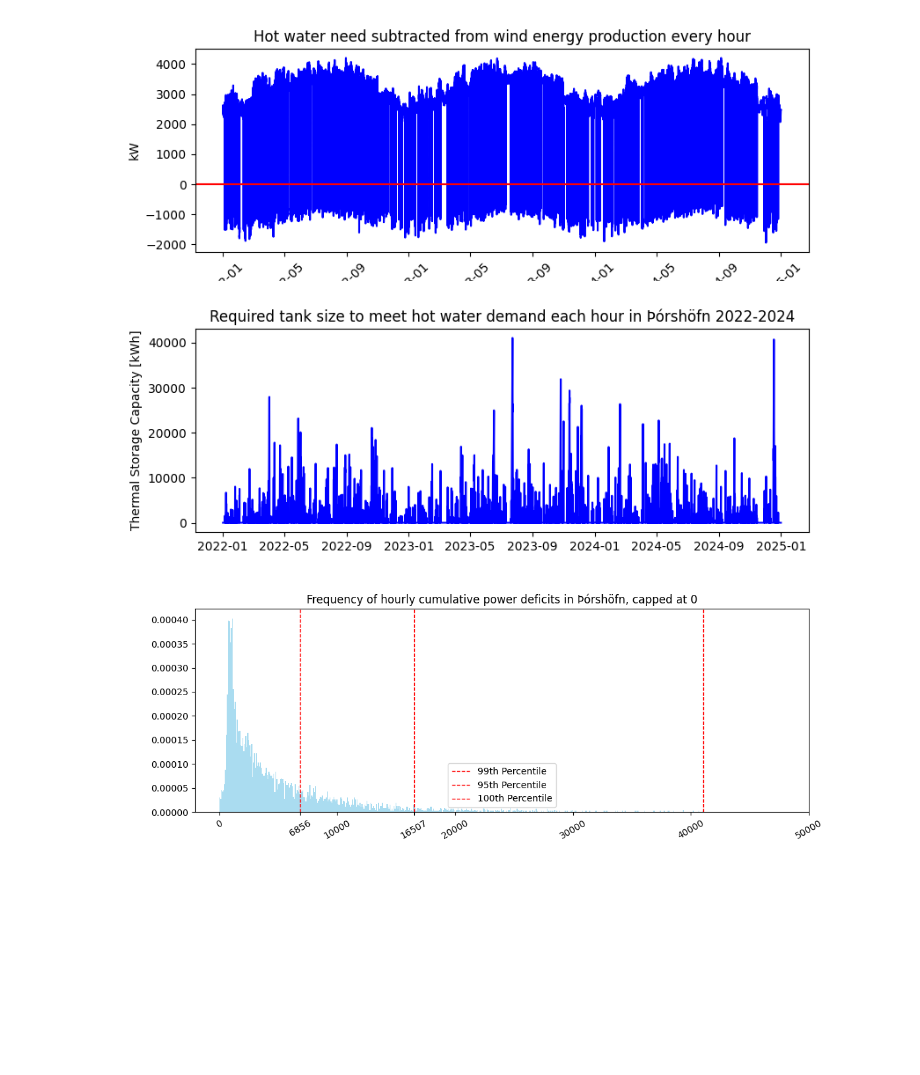
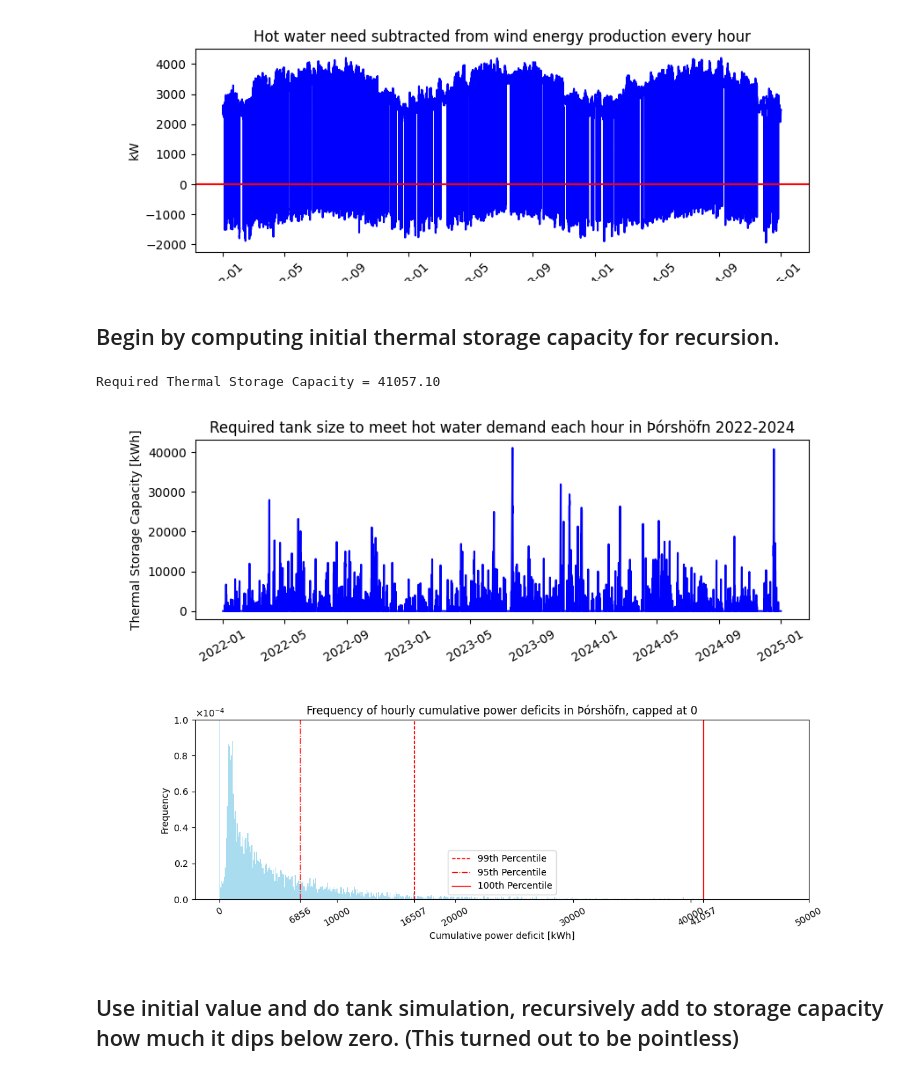
Before and after one commit to arnargylfi/Meistaraverkefni, a Jupyter notebook: Python/Main.ipynb, the cells around one changed output. Saved outputs shown, nothing was run; the diff lists cells and outputs as text; code cells hidden in the pictures; blank space fills up the shorter version.

```diff
--- a/Python/Main.ipynb
+++ b/Python/Main.ipynb
@@ -611,62 +614,73 @@ plt.show()
 # plt.show()
 # %% [output]
 [figure]
+# %% [markdown]
+## Begin by computing initial thermal storage capacity for recursion.
 # %%
-def simulate_tank_with_losses(power_deficit, hourly_loss = 0.084/100):
+def min_th_storage_capacity(power,usage, hourly_loss = 0.084/100):
     '''
     Simulates thermal storage behavior with hourly energy losses.
-    power_deficit: array of energy surplus/deficit per hour (production - demand), in kWh.
+    powergen_minus_usage: array of energy surplus/deficit per hour (production - demand), in kWh.
     hourly_loss_fraction: percentage of energy lost per hour, as a decimal (default is 2/24%).
 
     Returns:
         energy_deficit:  energy deficit over time.
         max_storage_needed: peak energy shortfall that determines minimum required tank size
     '''
-    tank_energy = 0
-    energy_deficit = np.zeros_like(power_deficit)  # Initialize tank levels array
+    powergen_minus_usage = power - usage  # Calculate surplus/deficit per hour
+    required_tank_energy = 0
+    energy_deficit = np.zeros_like(powergen_minus_usage)  # Initialize tank levels array
 
-    for i in range(len(power_deficit)):
+    for i in range(len(powergen_minus_usage)):
         # If tank energy loses 0.084 per hour then it needs to be multiplied with 1/(1-0.084) to withstand the losses
-        tank_energy *= 1/(1-hourly_loss)
+        required_tank_energy *= 1/(1-hourly_loss)
+        # Update tank energy based on surplus/deficit
+        required_tank_energy -= powergen_minus_usage[i]  # subtract deficit because negative values are shortages, positive is excess. Positive values are nicer for plotting etc.
+        # Tank can't go below zero
+        if required_tank_energy < 0:
+            required_tank_energy = 0
 
-        # Update tank energy based on surplus/deficit
-        tank_energy -= power_deficit[i]  # subtract deficit because negative values are shortages
-
-        # Tank can't go below zero
-        if tank_energy < 0:
-            tank_energy = 0
-
-        energy_deficit[i] = tank_energy
-
+        energy_deficit[i] = required_tank_energy
+    print(f'Required Thermal Storage Capacity = {max(energy_deficit):.2f}')
     return energy_deficit
 
-energy_deficit = simulate_tank_with_losses(difference_hour)
-energy_deficit_non_zero = energy_deficit[energy_deficit !=0]
+energy_deficit = min_th_storage_capacity(Power_MW*1000, y_thor_pred, hourly_loss=0.084/100)
+# Plot the cumulative sum of the difference
 
 fig, ax = plt.subplots(figsize=(9, 3))
 ax.set_title("Required tank size to meet hot water demand each hour in Þórshöfn 2022-2024")
 ax.plot(timi,energy_deficit, label='Cumulative sum of difference', color='blue')
 ax.set_ylabel('Thermal Storage Capacity [kWh]')
+plt.xticks(rotation=30)
+fig.subplots_adjust(bottom=0.2)  # increase bottom margin
 plt.show()
-
 ninety_ninth_percentile = np.percentile(energy_deficit,99)
 ninety_fifth_percentile = np.percentile(energy_deficit,95)
-
+max_energy_deficit = max(energy_deficit)
 fig, ax = plt.subplots(figsize=(12, 4))
-ax.hist(energy_deficit_non_zero,bins = 500,density = True, color = 'skyblue', alpha = 0.7)
+ax.hist(energy_deficit,bins = 500,density = True, color = 'skyblue', alpha = 0.7)
+ax.set_ylim(0, 1e-4)
 ax.set_title('Frequency of hourly cumulative power deficits in Þórshöfn, capped at 0')
 ax.set_xlabel('Cumulative power deficit [kWh]')
+ax.set_ylabel('Frequency')
 ax.axvline(ninety_ninth_percentile, color='red', linestyle='dashed', linewidth=1, label='99th Percentile')
-ax.axvline(ninety_fifth_percentile, color='red', linestyle='dashed', linewidth=1, label='95th Percentile')
-ax.axvline(max(energy_deficit), color='red', linestyle='dashed', linewidth=1, label='100th Percentile')
+ax.axvline(ninety_fifth_percentile, color='red', linestyle='dashdot', linewidth=1, label='95th Percentile')
+ax.axvline(max_energy_deficit, color='red', linestyle='solid', linewidth=1, label='100th Percentile')
 
-xticks = sorted([tick for tick in ax.get_xticks() if tick >= 0] + [ninety_ninth_percentile, ninety_fifth_percentile])
+xticks = sorted([tick for tick in ax.get_xticks() if tick >= 0] + [ninety_ninth_percentile, ninety_fifth_percentile,max_energy_deficit])
 ax.set_xticks(xticks)
+ax.yaxis.set_major_formatter(ticker.ScalarFormatter(useMathText=True))
+ax.ticklabel_format(style='sci', axis='y', scilimits=(0,0))
+
 
 ax.legend()
 plt.xticks(rotation=30)
+fig.subplots_adjust(bottom=0.2)  # increase bottom margin
 plt.show()
 # or
 # %% [output]
+Required Thermal Storage Capacity = 41057.10
-[figure, old version]
+[figure, new version]
-[figure, old version]
+[figure, new version]
+# %% [markdown]
+## Use initial value and do tank simulation, recursively add to storage capacity how much it dips below zero. (This turned out to be pointless)
```
Also changed, not shown: parts of 11 cells of this notebook, 4 other files.
